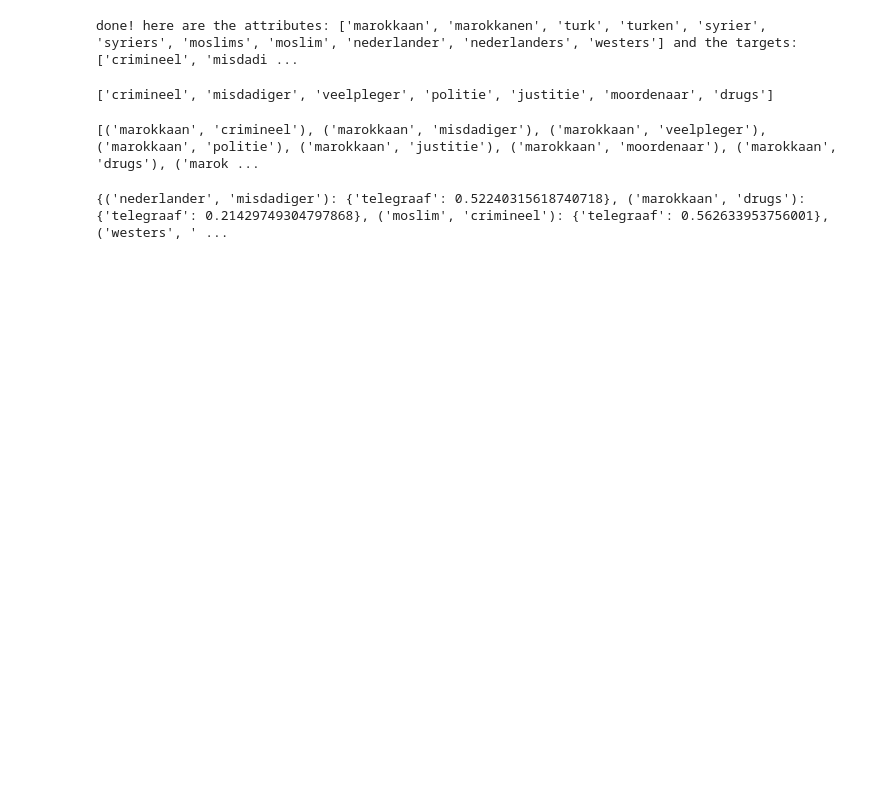
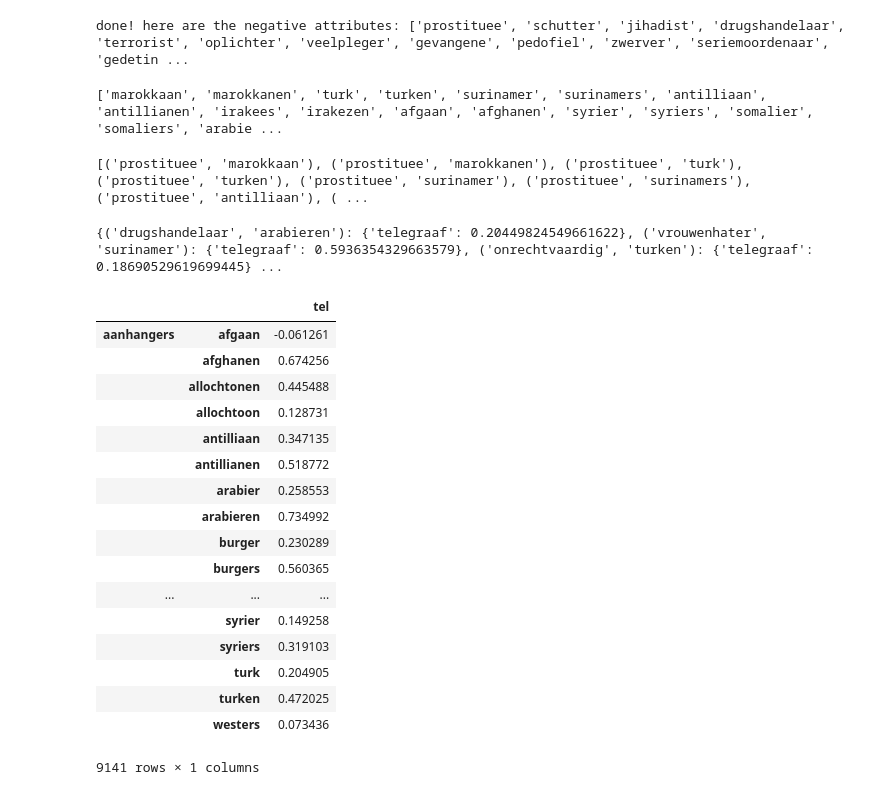
Before and after one commit to annekroon/mediabias, a Jupyter notebook: measuring_stereotypes/stereotype_vectors.ipynb, the cells around one changed output. Cells and saved outputs as stored; diff of their text form; code cells hidden in the pictures; blank space fills up the shorter version.

```diff
--- a/measuring_stereotypes/stereotype_vectors.ipynb
+++ b/measuring_stereotypes/stereotype_vectors.ipynb
@@ -7,37 +9,42 @@ import csv
 # %%
 mtel = gensim.models.Word2Vec.load('/Users/admin/Google Drive/2017_MigrantWorkers/data/trained_models/trained_2000_2016/telegraaf')
 # %%
-att = []
+attneg = []
+attpos = []
 tar = []
 
-with open ("/Users/admin/Google Drive/2017_MigrantWorkers/attributes/attributes_test.csv", encoding = 'utf-8', mode = 'r', newline= '') as csvfile:
+with open ("/Users/admin/surfdrive/Werk/projects/17_mediabias/mediabias/measuring_stereotypes/attribute_list/list_TEL_0412.csv", encoding = 'utf-8', mode = 'r', newline= '') as csvfile:
     reader = csv.reader(csvfile, delimiter = ";")
     for row in reader:
-        att.append(row[0])
-        tar.append(row[1])
-print("done! here are the attributes:", att , "and the targets:", tar)
+        attneg.append(row[0])
+        attpos.append(row[1])
+        tar.append(row[2])
+print("done! here are the negative attributes:", attneg , "and the targets:", tar)
 # %% [output]
-done! here are the attributes: ['marokkaan', 'marokkanen', 'turk', 'turken', 'syrier', 'syriers', 'moslims', 'moslim', 'nederlander', 'nederlanders', 'westers'] and the targets: ['crimineel', 'misdadi ...
+done! here are the negative attributes: ['prostituee', 'schutter', 'jihadist', 'drugshandelaar', 'terrorist', 'oplichter', 'veelpleger', 'gevangene', 'pedofiel', 'zwerver', 'seriemoordenaar', 'gedetin ...
 # %%
 #remove empty strings in tar
 tar = ' '.join(tar).split()
 print(tar)
 # %% [output]
-['crimineel', 'misdadiger', 'veelpleger', 'politie', 'justitie', 'moordenaar', 'drugs']
+['marokkaan', 'marokkanen', 'turk', 'turken', 'surinamer', 'surinamers', 'antilliaan', 'antillianen', 'irakees', 'irakezen', 'afgaan', 'afghanen', 'syrier', 'syriers', 'somalier', 'somaliers', 'arabie ...
 # %%
-pairs = list(itertools.product(att,tar))
+pairs = list(itertools.product(attneg,tar))
 print(pairs)
 # %% [output]
-[('marokkaan', 'crimineel'), ('marokkaan', 'misdadiger'), ('marokkaan', 'veelpleger'), ('marokkaan', 'politie'), ('marokkaan', 'justitie'), ('marokkaan', 'moordenaar'), ('marokkaan', 'drugs'), ('marok ...
+[('prostituee', 'marokkaan'), ('prostituee', 'marokkanen'), ('prostituee', 'turk'), ('prostituee', 'turken'), ('prostituee', 'surinamer'), ('prostituee', 'surinamers'), ('prostituee', 'antilliaan'), ( ...
 # %%
 scores = {}
 for pair in pairs:
-    resultaat_tel = mtel.wv.similarity(pair[0],pair[1])
+    try:
+        resultaat_tel = mtel.wv.similarity(pair[0],pair[1])
+    except KeyError:
+        resultaat_tel = 0
 #    resultaat_nrc = mnrc.wv.similarity(pair[0],pair[1])
     scores[pair] = {'telegraaf': resultaat_tel}
 # %%
 print(scores)
 # %% [output]
-{('nederlander', 'misdadiger'): {'telegraaf': 0.52240315618740718}, ('marokkaan', 'drugs'): {'telegraaf': 0.21429749304797868}, ('moslim', 'crimineel'): {'telegraaf': 0.562633953756001}, ('westers', ' ...
+{('drugshandelaar', 'arabieren'): {'telegraaf': 0.20449824549661622}, ('vrouwenhater', 'surinamer'): {'telegraaf': 0.5936354329663579}, ('onrechtvaardig', 'turken'): {'telegraaf': 0.18690529619699445} ...
 # %%
 #saving output.
@@ -50,0 +58,21 @@ df.to_csv('/Users/admin/Google Drive/2017_MigrantWorkers/data/output/scores_tel.
+# %%
+df
+# %% [output]
+|  |  | tel |
+| aanhangers | afgaan | -0.061261 |
+|  | afghanen | 0.674256 |
+|  | allochtonen | 0.445488 |
+|  | allochtoon | 0.128731 |
+|  | antilliaan | 0.347135 |
+|  | antillianen | 0.518772 |
+|  | arabier | 0.258553 |
+|  | arabieren | 0.734992 |
+|  | burger | 0.230289 |
+|  | burgers | 0.560365 |
+| ... | ... | ... |
+|  | syrier | 0.149258 |
+|  | syriers | 0.319103 |
+|  | turk | 0.204905 |
+|  | turken | 0.472025 |
+|  | westers | 0.073436 |
+9141 rows × 1 columns
```
Also changed, not shown: parts of 2 cells of this notebook, 9 other files.
